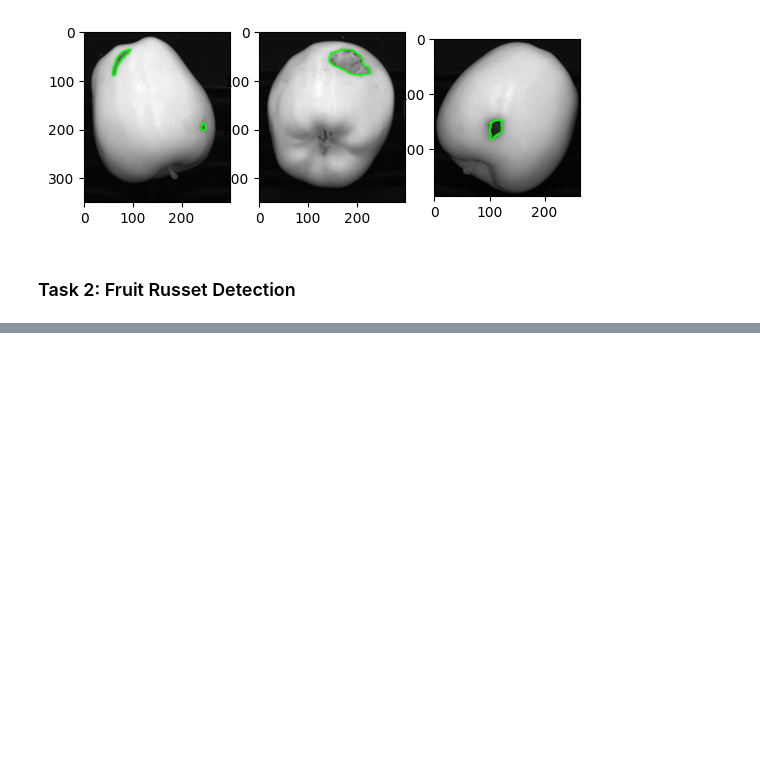
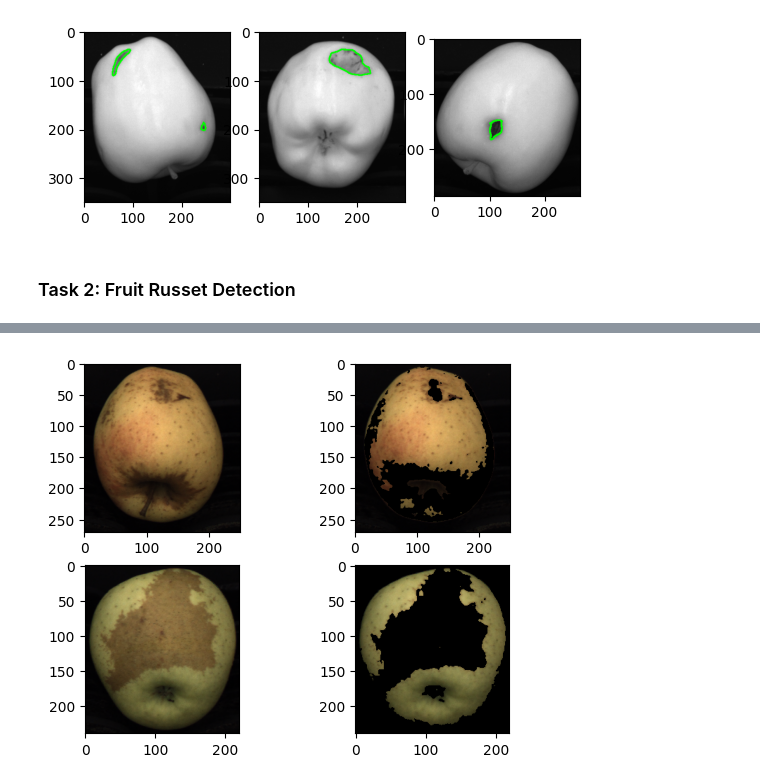
Before and after one commit to MirkoLegnini/Computer-Vision, a Jupyter notebook: Computer_Vision_Project.ipynb, the cells around one changed output, grey strips where cells are left out. Saved outputs shown, nothing was run; the diff lists cells and outputs as text; code cells hidden in the pictures; blank space fills up the shorter version.

```diff
--- a/Computer_Vision_Project.ipynb
+++ b/Computer_Vision_Project.ipynb
@@ -116,0 +189,13 @@ plt.show()
+# %%
+for i in range (2):
+    ret, thresholded_mahal_image = cv2.threshold(exp_imgs[i].astype(np.uint8), 100, 255, cv2.THRESH_BINARY + cv2.THRESH_OTSU)
+    russet_mask = cv2.merge([thresholded_mahal_image, thresholded_mahal_image, thresholded_mahal_image])
+    norusset_img = cv2.bitwise_and(russet_mask.astype(np.uint8), imgs[i])
+
+    plt.subplot(2,2,i*2+1)
+    plt.imshow(imgs[i])
+    plt.subplot(2,2,i*2+2)
+    plt.imshow(norusset_img)
+plt.show()
+# %% [output]
+[figure, added]
```
Also changed, not shown: parts of 6 cells of this notebook, 1 other file.
